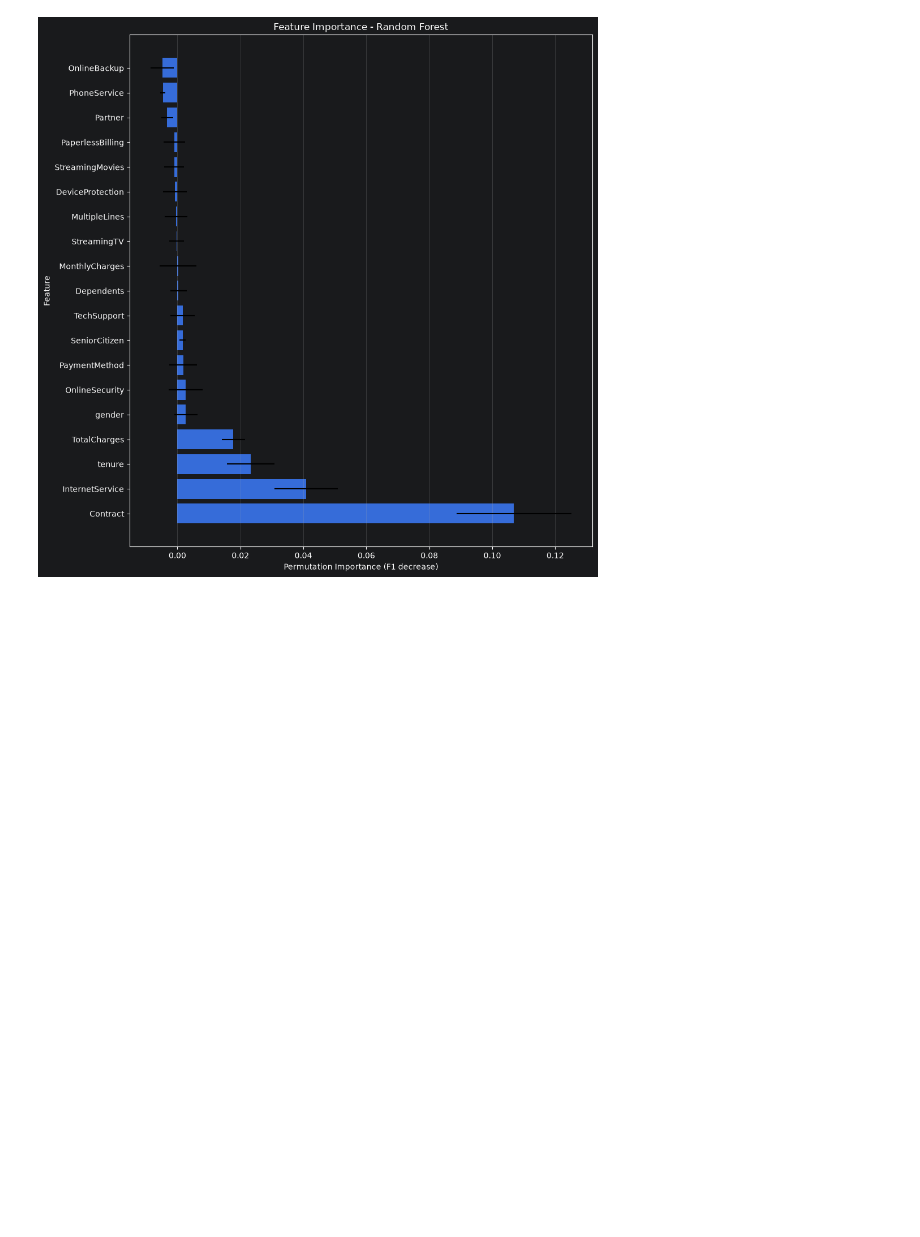
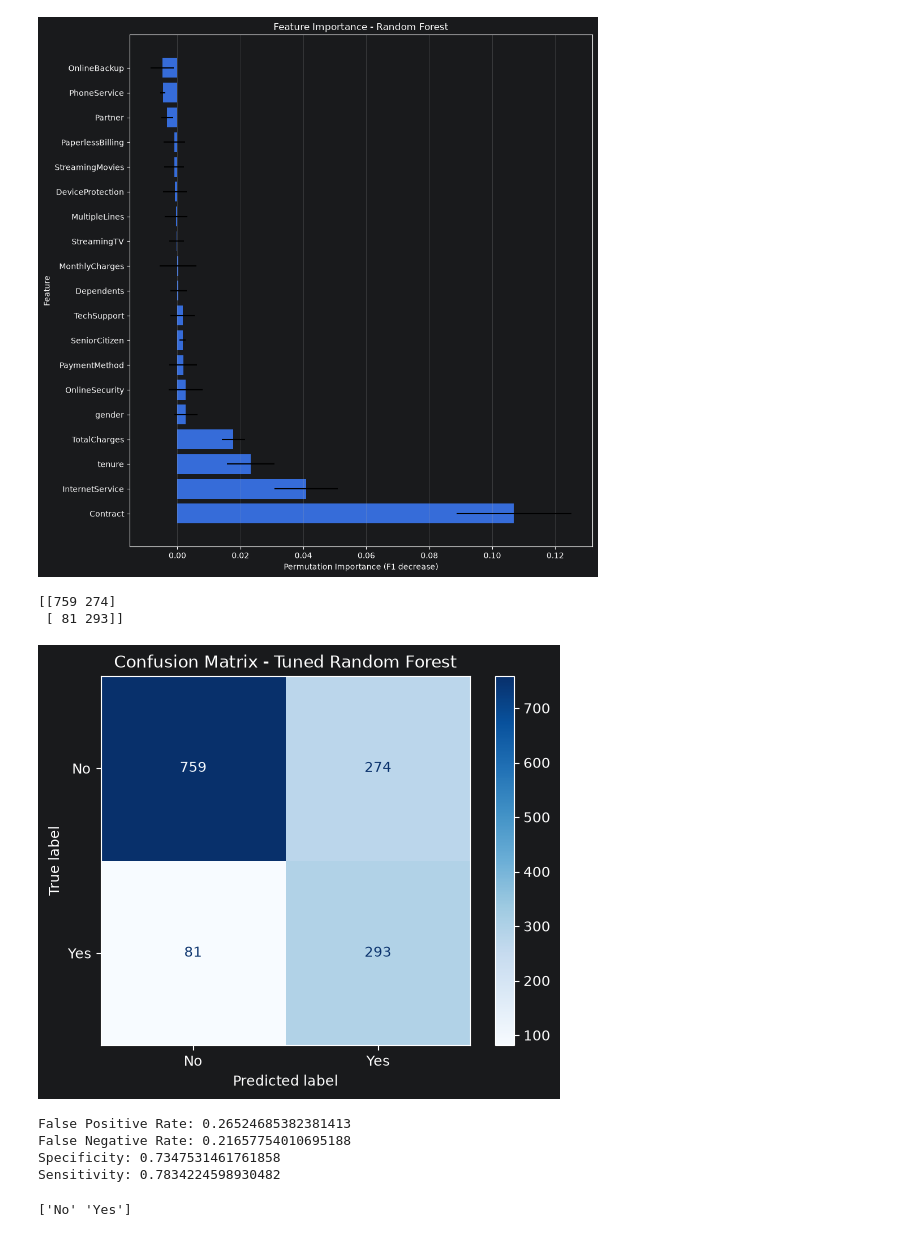
Before and after one commit to Juli-af/customer-churn-prediction, a Jupyter notebook: notebooks/01_data_inspection.ipynb, the cells around one changed output. Saved outputs shown, nothing was run; the diff lists cells and outputs as text; code cells hidden in the pictures; blank space fills up the shorter version.

```diff
--- a/notebooks/01_data_inspection.ipynb
+++ b/notebooks/01_data_inspection.ipynb
@@ -816,3 +816,46 @@ plt.tight_layout()
 plt.show()
 # %% [output]
 [figure]
+# %%
+from sklearn.metrics import ConfusionMatrixDisplay
+cm = confusion_matrix(
+    y_test,
+    y_pred_tuned,
+    labels = ["No", "Yes"]
+)
+
+print(cm)
+
+disp  = ConfusionMatrixDisplay (
+    confusion_matrix=cm,
+    display_labels = ["No", "Yes"]
+)
+
+disp.plot(cmap = "Blues", values_format = "d")
+plt.title("Confusion Matrix - Tuned Random Forest")
+plt.show()
+# %% [output]
+[[759 274]
+ [ 81 293]]
+[figure, added]
+# %%
+tn, fp, fn, tp = cm.ravel()
+false_positive_rate = fp / (tn + fp)
+false_negative_rate = fn / (fn + tp)
+specificity = tn / (tn + fp)
+sensitivity = tp / (tp + fn)
+
+print("False Positive Rate:", false_positive_rate)
+print("False Negative Rate:", false_negative_rate)
+print("Specificity:", specificity)
+print("Sensitivity:", sensitivity)
+# %% [output]
+False Positive Rate: 0.26524685382381413
+False Negative Rate: 0.21657754010695188
+Specificity: 0.7347531461761858
+Sensitivity: 0.7834224598930482
+# %%
+y_proba = rf_best_model.predict_proba(X_test)
+print(rf_best_model.classes_)
+# %% [output]
+['No' 'Yes']
```
Also changed, not shown: parts of 7 cells of this notebook.
